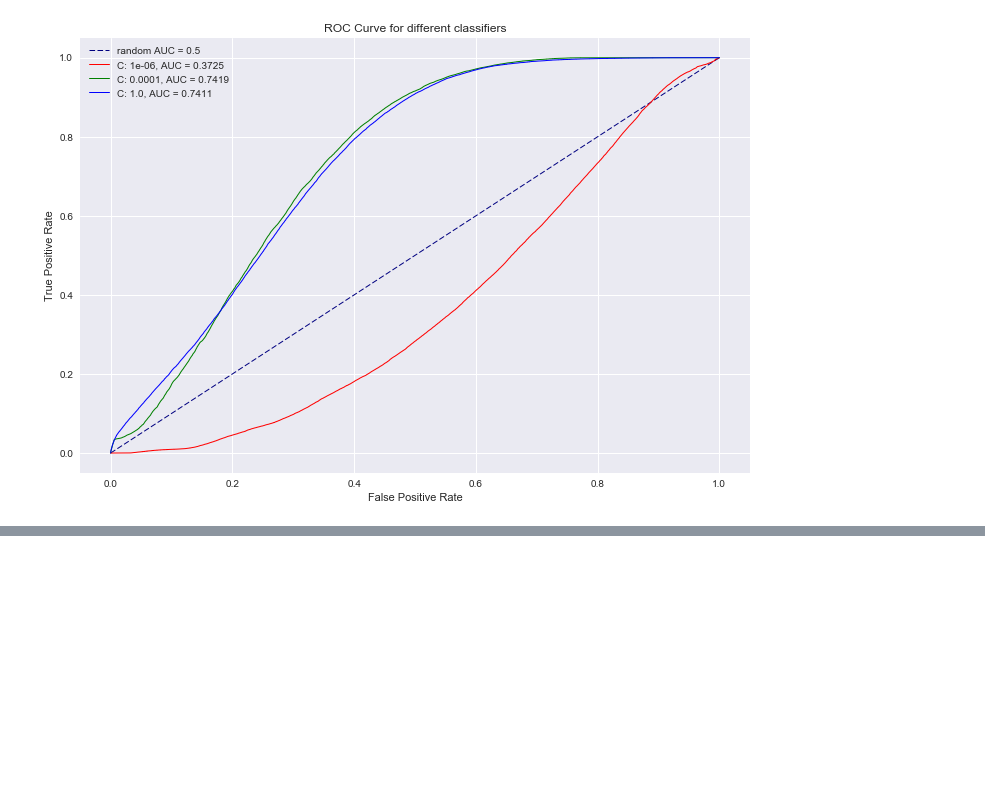
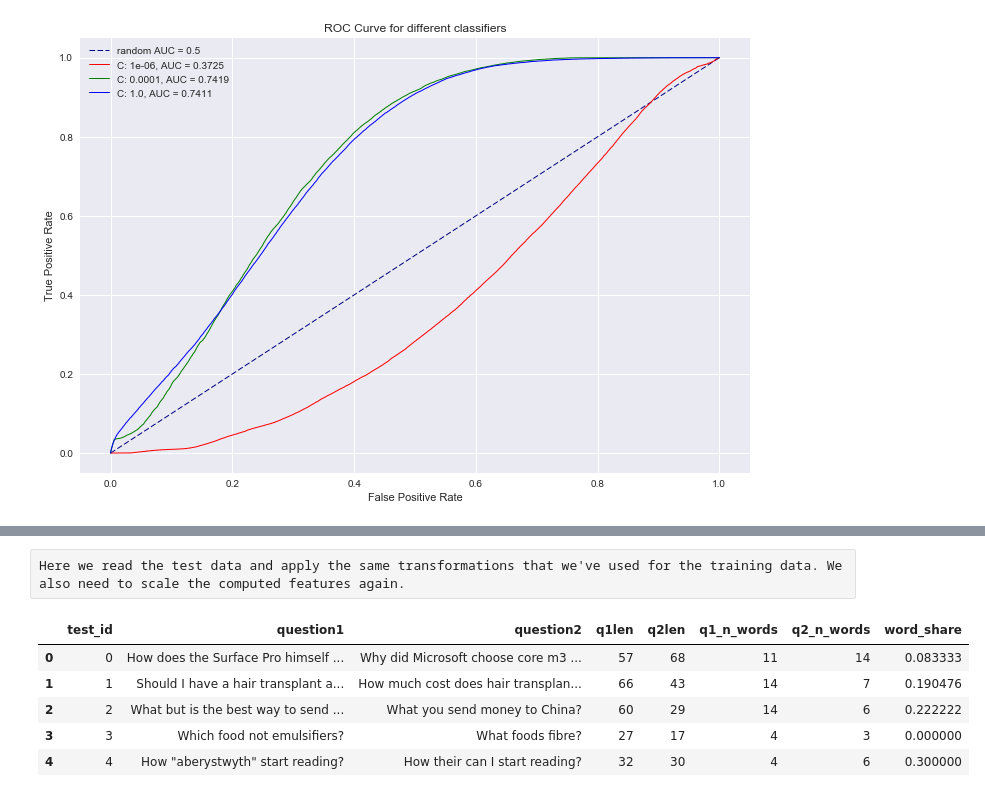
Before and after one commit to yassamanzm/CMPE297, a Jupyter notebook: qoura2.ipynb, the cells around one changed output, grey strips where cells are left out. Saved outputs shown, nothing was run; the diff lists cells and outputs as text; code cells hidden in the pictures; blank space fills up the shorter version.

```diff
--- a/qoura2.ipynb
+++ b/qoura2.ipynb
@@ -685,0 +708,21 @@ C: 1.0, parameters [[-10.24038937  -0.91761179   6.7829151   -7.16457016   3.298
+# %% [raw]
+Here we read the test data and apply the same transformations that we've used for the training data. We also need to scale the computed features again.
+# %%
+dftest = pd.read_csv("C:\\Users\\pankaj\\Documents\\Python notebooks\\test.csv").fillna("")
+
+dftest['q1len'] = dftest['question1'].str.len()
+dftest['q2len'] = dftest['question2'].str.len()
+
+dftest['q1_n_words'] = dftest['question1'].apply(lambda row: len(row.split(" ")))
+dftest['q2_n_words'] = dftest['question2'].apply(lambda row: len(row.split(" ")))
+
+dftest['word_share'] = dftest.apply(normalized_word_share, axis=1)
+
+dftest.head()
+# %% [output]
+|  | test_id | question1 | question2 | q1len | q2len | q1_n_words | q2_n_words | word_share |
+| 0 | 0 | How does the Surface Pro himself ... | Why did Microsoft choose core m3 ... | 57 | 68 | 11 | 14 | 0.083333 |
+| 1 | 1 | Should I have a hair transplant a... | How much cost does hair transplan... | 66 | 43 | 14 | 7 | 0.190476 |
+| 2 | 2 | What but is the best way to send ... | What you send money to China? | 60 | 29 | 14 | 6 | 0.222222 |
+| 3 | 3 | Which food not emulsifiers? | What foods fibre? | 27 | 17 | 4 | 3 | 0.000000 |
+| 4 | 4 | How "aberystwyth" start reading? | How their can I start reading? | 32 | 30 | 4 | 6 | 0.300000 |
```
Also changed, not shown: parts of 9 cells of this notebook.
